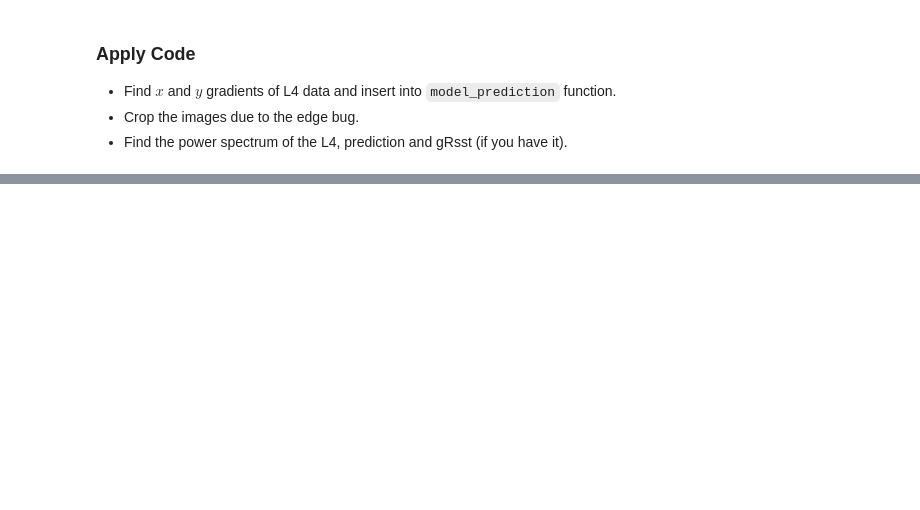
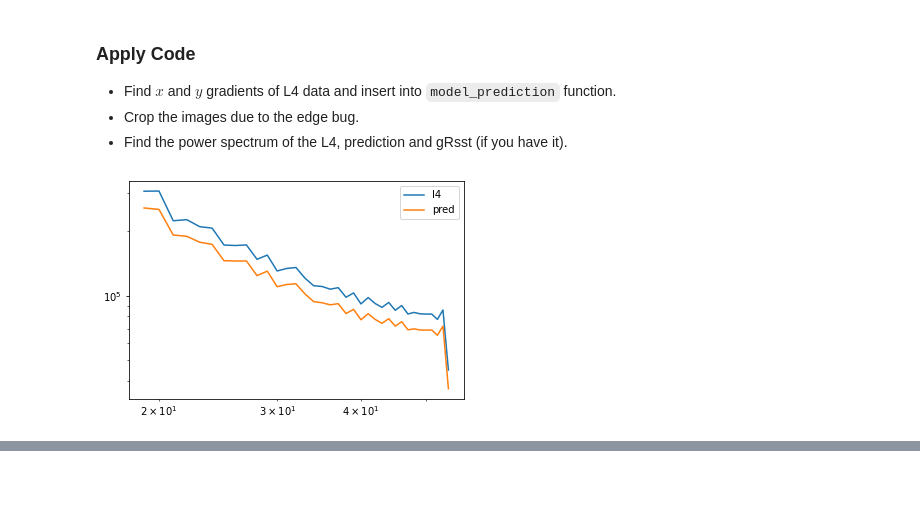
Before and after one commit to MEH04/sst_super_res, a Jupyter notebook: region.ipynb, the cells around one changed output, grey strips where cells are left out. Saved outputs shown, nothing was run; the diff lists cells and outputs as text; code cells hidden in the pictures; blank space fills up the shorter version.

```diff
--- a/region.ipynb
+++ b/region.ipynb
@@ -24,5 +25,3 @@ import scipy.sparse.linalg as splinalg
-# %%
-ds = xr.open_dataset("lustre_scratch/data/regions/150x150_1.nc")
 # %% [markdown]
 ### Define power spectrum and absolute reconstruction.
 These functions are to be used *after* applying the model prediction.
@@ -205,19 +203,19 @@ class ERes_Block(nn.Module):
     def __init__(self, input_channels = 64):
         # define layers
         super(ERes_Block, self).__init__()
-        self.conv1 = nn.Conv2d(input_channels, 64, kernel_size = 3, stride = 1, padding = 'same')
+        self.conv1 = nn.Conv2d(input_channels,64, kernel_size = 3, stride = 1, padding = 'same')
         # must return same no. of channels as inputted
         self.conv2 = nn.Conv2d(64, input_channels, kernel_size = 3, stride = 1, padding = 'same')
         self.relu = nn.ReLU()
     def forward(self, x):
         x_skip = x # save for skip connection
-        x = self.relu(self.conv1(x))
-        x = self.conv2(x) * 0.1
+        x = self.relu((self.conv1(x)))
+        x = self.relu(self.conv2(x) * 0.1)
         x = torch.add(x,x_skip) # add copy to x
         return x
 
 class EDSR(nn.Module):
-    def __init__(self, input_channels = 1, output_channels = 1, N_blocks=16):
+    def __init__(self, input_channels = 2, output_channels = 2, N_blocks=16):
         # define layers
         super(EDSR, self).__init__()
         self.conv1 = nn.Conv2d(input_channels, 64, kernel_size = 3, dilation=1, padding = 'same') # dilation=1
@@ -226,6 +224,7 @@ class EDSR(nn.Module):
         self.erb = ERes_Block(64)
         self.N_blocks = N_blocks
         self.relu = nn.ReLU()
+        self.sigmoid = nn.Sigmoid()
     def forward(self, x):
         x=x.float()
         x=self.relu(self.conv1(x))
@@ -235,11 +234,11 @@ class EDSR(nn.Module):
             x = self.erb(x)
         x = self.relu(self.conv2(x))
         x = torch.add(x,x_skip)
-        x = self.conv3(x)
+        x = self.sigmoid(self.conv3(x))
         return x
 
 device = torch.device("cuda:0" if torch.cuda.is_available() else "cpu")
-model_path = 'models/edsr_hp_search/EDSR_best_lr2.72e-05'
+model_path = 'models/edsr/edsr_64f_16b'
 model = EDSR(2,2).to(device)
 model.load_state_dict(torch.load(model_path,map_location=torch.device('cpu')))
 # %% [output]
@@ -250,31 +249,54 @@ model.load_state_dict(torch.load(model_path,map_location=torch.device('cpu')))
 - Crop the images due to the edge bug.
 - Find the power spectrum of the L4, prediction and gRsst (if you have it).
 # %%
-i = 0
-L4_image = ds.sstL4.isel(i=i).data
-gR_image = ds.gRsst.isel(i=i).data
-ds['sst_gradx'] = ds.sstL4.differentiate('x')
-ds['sst_grady'] = ds.sstL4.differentiate('y')
-ds['gr_gradx'] = ds.gRsst.differentiate('x')
-ds['gr_grady'] = ds.gRsst.differentiate('y')
-sx, sy = ds.sst_gradx.isel(i=i).data, ds.sst_grady.isel(i=i).data
-gR_grad_x = ds.gr_gradx.isel(i=i).data
+## code for analysing data where only l4 available
 
-overlap=47
-gx, gy = model_prediction(sx, sy, model, overlap=overlap)
-crop = overlap
-gx = gx[crop:-crop, crop: -crop]
-gy = gy[crop:-crop, crop: -crop]
-sx = sx[crop:-crop, crop: -crop]
-sy = sy[crop:-crop, crop: -crop]
-L4_image = L4_image[crop:-crop, crop: -crop]
-gR_image = gR_image[crop:-crop, crop: -crop]
-gR_grad_x = gR_grad_x[crop:-crop, crop:-crop]
+data_path = 'lustre_scratch/data/l4_extracts_200x200'
 
+file_list = []
+for file_name in os.listdir(data_path):
+    if file_name.endswith('.nc'):
+        file_list.append(os.path.join(data_path,file_name))
 
-gR_pred = absolute_reconstruction(gx,gy,L4_image)
+file_list = [file_list[1]]
+A_ratio = []
+for file in file_list:
+    ds = xr.open_dataset(file)
+    for i in range(len(ds.sstL4)):
+        L4_image = ds.sstL4.isel(i=i).data
+        ds['sst_gradx'] = ds.sstL4.differentiate('x')
+        ds['sst_grady'] = ds.sstL4.differentiate('y')
+        sx, sy = ds.sst_gradx.isel(i=i).data, ds.sst_grady.isel(i=i).data
 
-k_l4, A_l4 = power_spec(L4_image)
-k_gR, A_gR = power_spec(gR_image)
-k_gR_pred,A_gR_pred = power_spec(gR_pred)
+        overlap=46
+        gx, gy = model_prediction(sx, sy, model, overlap=overlap)
+        crop = overlap
+        gx = gx[crop:-crop, crop: -crop]
+        gy = gy[crop:-crop, crop: -crop]
+        sx = sx[crop:-crop, crop: -crop]
+        sy = sy[crop:-crop, crop: -crop]
+        L4_image = L4_image[crop:-crop, crop: -crop]
+
+        gR_pred = absolute_reconstruction(gx,gy,L4_image)
+
+        k_l4, A_l4 = power_spec(L4_image)
+        k_gR_pred,A_gR_pred = power_spec(gR_pred)
+        # Calculate the maximum value of k_gR_pred
+        max_k_gR_pred = np.max(k_gR_pred)
+        mask = k_gR_pred > (max_k_gR_pred / 3)
+
+        k_l4, A_l4 = k_l4[mask], A_l4[mask]
+        k_gR_pred, A_gR_pred = k_gR_pred[mask], A_gR_pred[mask]
+        plt.loglog(k_l4,A_l4,label='l4')
+        plt.loglog(k_gR_pred,A_gR_pred,label='pred')
+        plt.legend()
+        plt.show()
+
+        A_ratio.append(np.mean(A_gR_pred/A_l4))
+        print(A_ratio[-1])
+        print(f'{i}/{len(ds.sstL4)} done')
+        if i == 49:
+            print('done')
+            break
 # %% [output]
+[figure, added]
```
Also changed, not shown: parts of 8 cells of this notebook, 5 other files.
